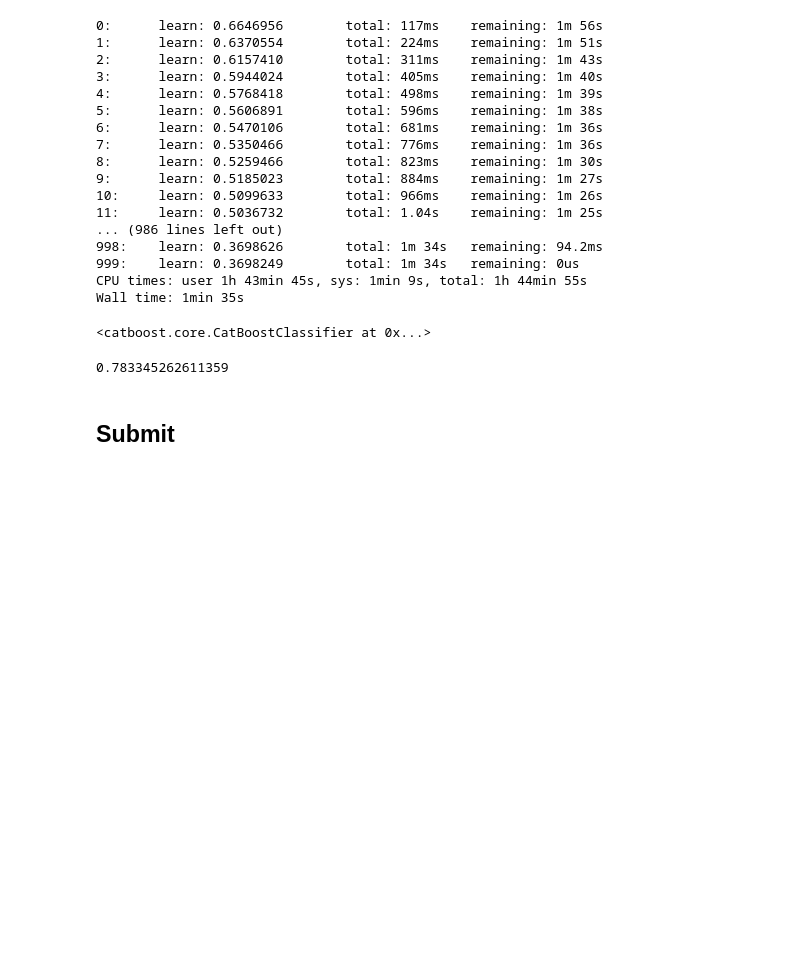
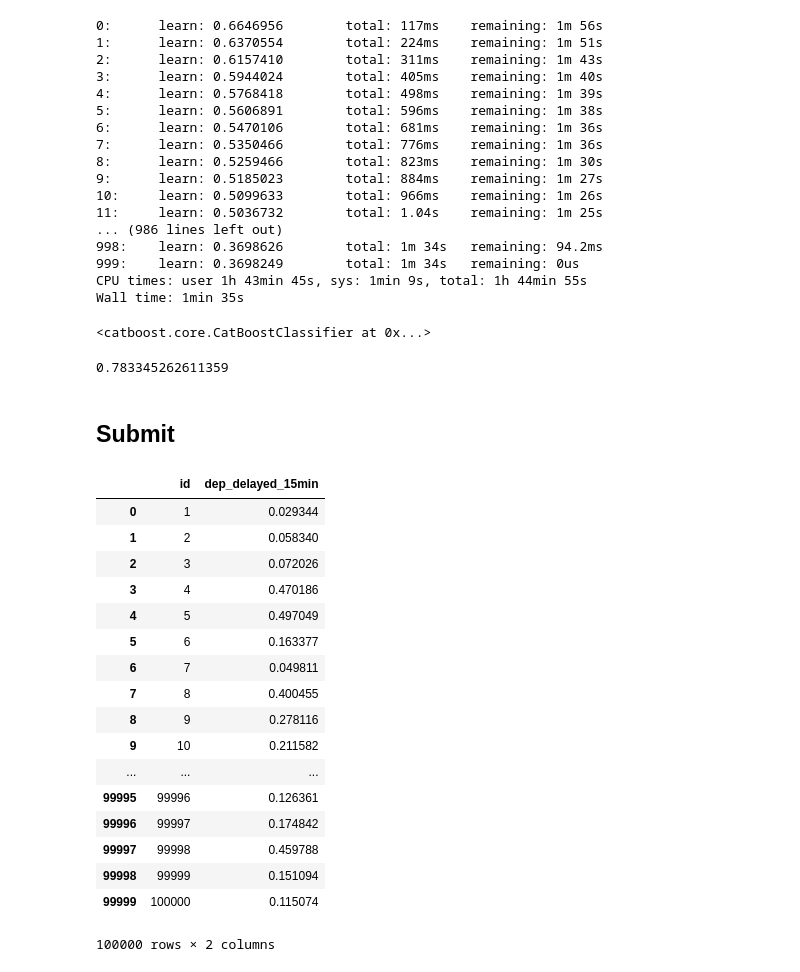
Before and after one commit to lobantseff/flight-delays-fall-2018, a Jupyter notebook: lab/2018-12-13-armavox-rf-training.ipynb, the cells around one changed output. Cells and saved outputs as stored; diff of their text form; code cells hidden in the pictures; blank space fills up the shorter version.

Commit message:
PUBLIC SCORE: 0.73423
https://www.kaggle.com/c/flight-delays-fall-2018/overview

```diff
--- a/lab/2018-12-13-armavox-rf-training.ipynb
+++ b/lab/2018-12-13-armavox-rf-training.ipynb
@@ -350,3 +350,24 @@ pd.Series(final_pred,
 pd.Series(final_pred,
           name='dep_delayed_15min').to_csv('xgb_2feat.csv',
                                            index_label='id', header=True)
+# %%
+pd.read_csv('../submissions/catboost_submission_at_2018-12-13_00-13-17__githash_2a09165.csv')
+# %% [output]
+|  | id | dep_delayed_15min |
+| 0 | 1 | 0.029344 |
+| 1 | 2 | 0.058340 |
+| 2 | 3 | 0.072026 |
+| 3 | 4 | 0.470186 |
+| 4 | 5 | 0.497049 |
+| 5 | 6 | 0.163377 |
+| 6 | 7 | 0.049811 |
+| 7 | 8 | 0.400455 |
+| 8 | 9 | 0.278116 |
+| 9 | 10 | 0.211582 |
+| ... | ... | ... |
+| 99995 | 99996 | 0.126361 |
+| 99996 | 99997 | 0.174842 |
+| 99997 | 99998 | 0.459788 |
+| 99998 | 99999 | 0.151094 |
+| 99999 | 100000 | 0.115074 |
+100000 rows × 2 columns
```
Also changed, not shown: 5 other files.
